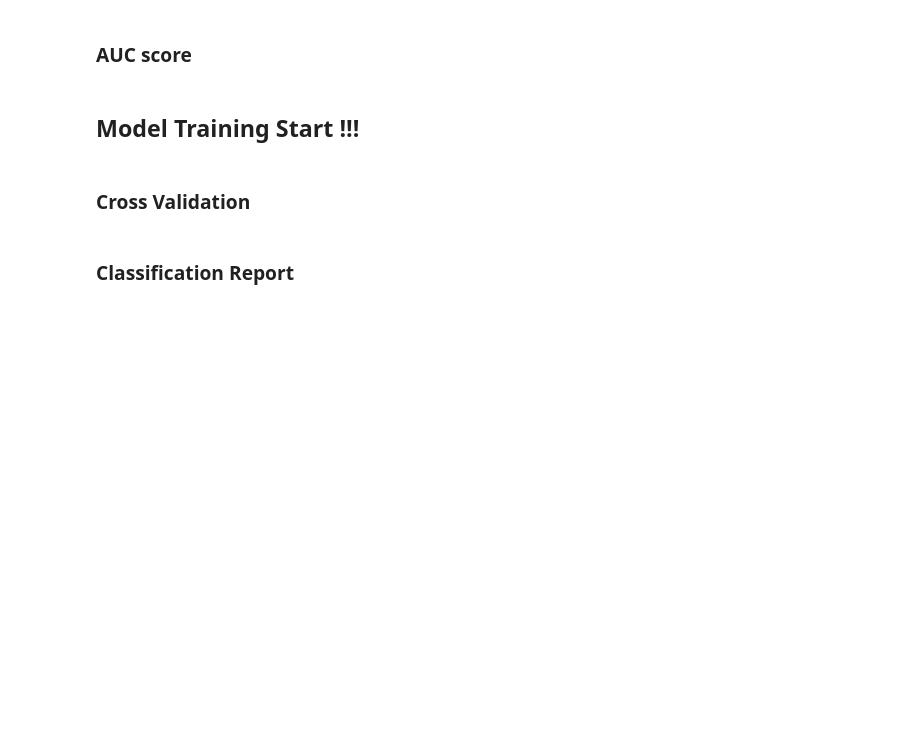
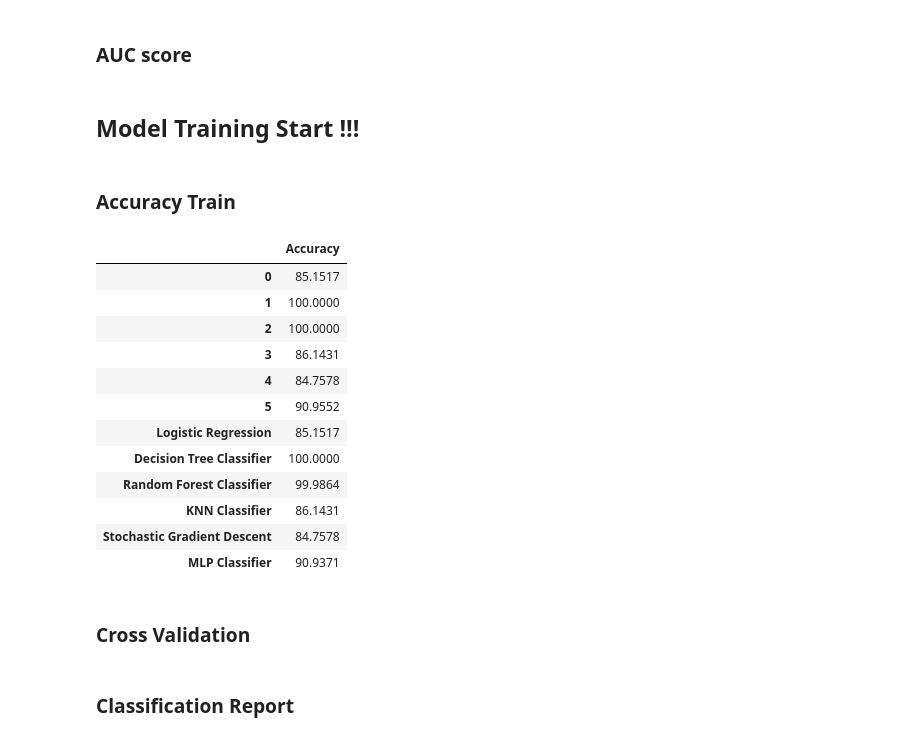
Before and after one commit to JasonnLim/ML-Salary-Prediction, a Jupyter notebook: Remake2.ipynb, the cells around one changed output. Saved outputs shown, nothing was run; the diff lists cells and outputs as text; code cells hidden in the pictures; blank space fills up the shorter version.

```diff
--- a/Remake2.ipynb
+++ b/Remake2.ipynb
@@ -1098,0 +1094,2 @@ indexList = [0,1,2,3,4,5]
+# %% [markdown]
+### Accuracy Train
@@ -1099,3 +1099,19 @@ indexList = [0,1,2,3,4,5]
+# %%
+overview_acc
+# %% [output]
+|  | Accuracy |
+| 0 | 85.1517 |
+| 1 | 100.0000 |
+| 2 | 100.0000 |
+| 3 | 86.1431 |
+| 4 | 84.7578 |
+| 5 | 90.9552 |
+| Logistic Regression | 85.1517 |
+| Decision Tree Classifier | 100.0000 |
+| Random Forest Classifier | 99.9864 |
+| KNN Classifier | 86.1431 |
+| Stochastic Gradient Descent | 84.7578 |
+| MLP Classifier | 90.9371 |
 # %% [markdown]
 ### Cross Validation
 # %%
```
Also changed, not shown: parts of 14 cells of this notebook.
